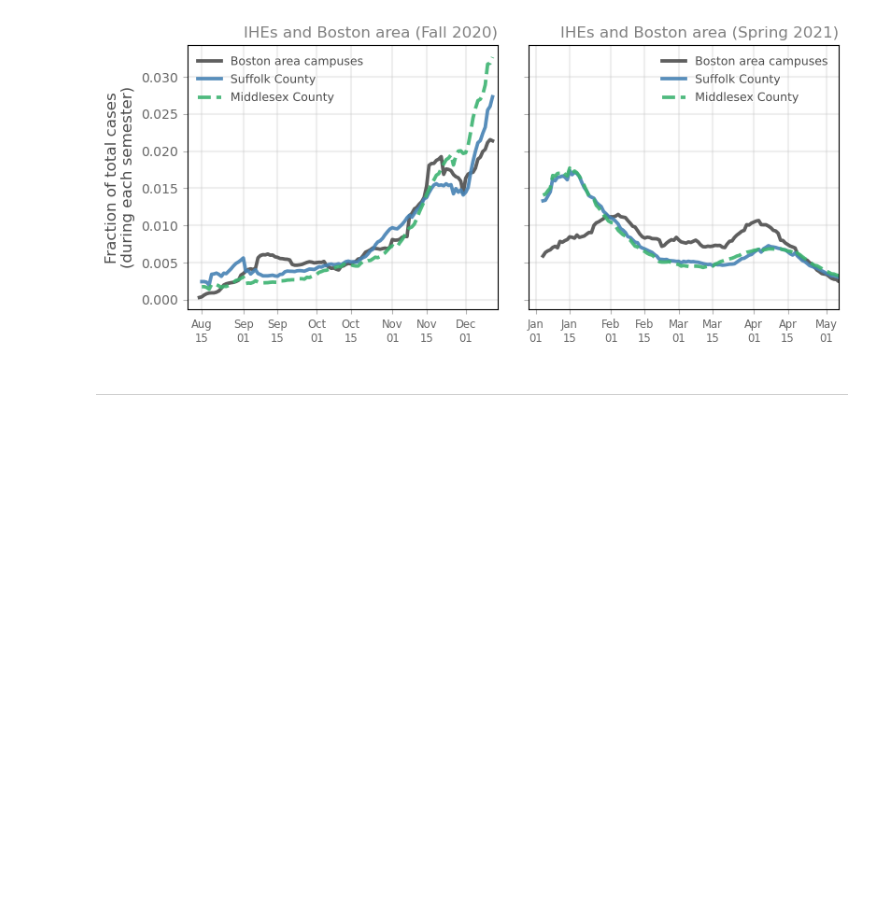
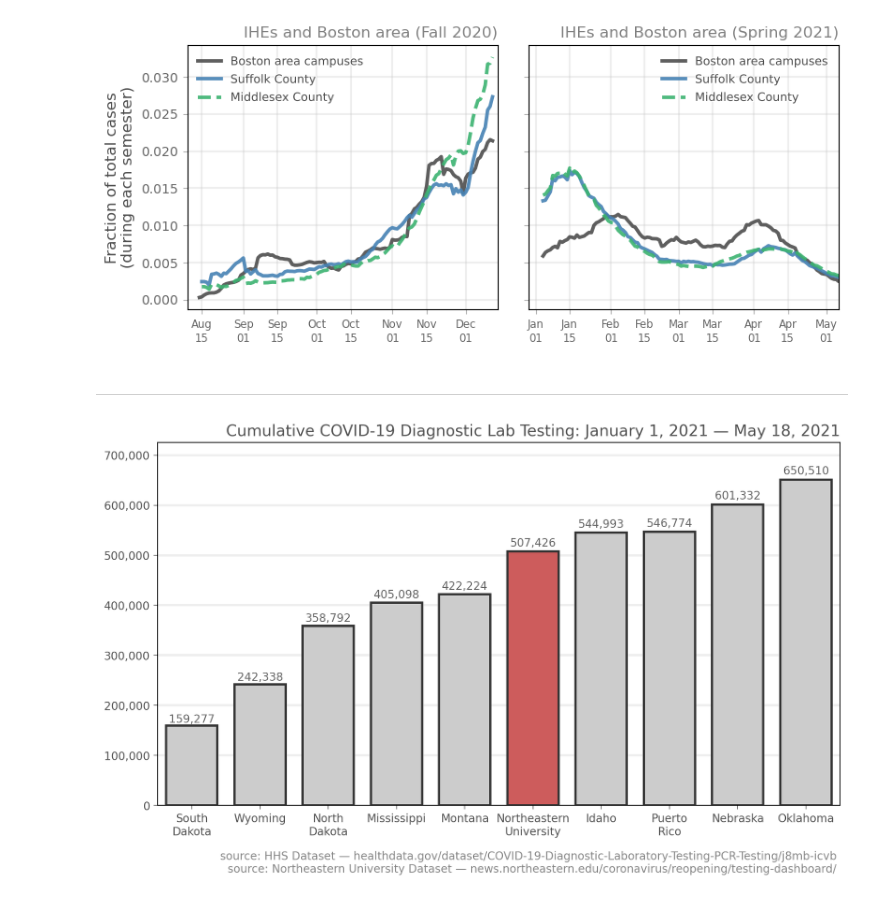
Before and after one commit to jkbren/massachusetts-higher-ed-covid, a Jupyter notebook: code/universities-in-boston.ipynb, the cells around one changed output. Drawn from its saved outputs; the diff is of its cells as text; code cells hidden in the pictures; blank space fills up the shorter version.

```diff
--- a/code/universities-in-boston.ipynb
+++ b/code/universities-in-boston.ipynb
@@ -659,0 +916,20 @@ ________________________
+# %%
+testing_states = pd.DataFrame({'state':states_out,'tests':testin_out}).sort_values('tests')
+st_df = pd.concat(stlist)
+st_df = st_df.loc[st_df['date']>'2020-12-31'].copy().reset_index().iloc[:,1:]
+st_dfg = st_df.groupby('state').agg({'new_testing':'sum'}).reset_index()
+testing_states = testing_states.merge(st_dfg,how='left',on='state')
+testing_states.loc[testing_states['state']=='Northeastern University','new_testing'] = 507426.0
+testing_states['diff'] = testing_states['new_testing']-testing_states['tests']
+tmp = pd.read_csv('https://raw.githubusercontent.com/govex/COVID-19/master/data_tables/testing_data/tests_combined_total_source.csv')
+tmp = tmp.loc[~tmp['state'].isna()].copy()
+tmp['state'] = [all_state_names[i.lower()] for i in tmp['state']]
+testing_states = testing_states.merge(tmp,how='left',on='state')
+# %%
+hhs = pd.read_csv('../data/Untitled spreadsheet - Sheet3.csv')
+hhs['state'] = [all_state_names[i.lower()] for i in hhs['state']]
+testing_states = testing_states.merge(hhs, how='left',on='state')
+testing_states.loc[testing_states['state']=='Northeastern University','tests_hhs'] = 507426.0
+# %%
+testing_states = testing_states[['state', 'tests', 'new_testing', 'tests_hhs']].copy()
+testing_states = testing_states.sort_values('tests_hhs')#['diff'].plot()
@@ -659,0 +956,32 @@ ________________________
+# %%
+fig, ax = plt.subplots(1,1,figsize=(11,6),dpi=200)
+k = 10
+
+ax.bar(list(range(k)),testing_states['tests_hhs'].values[:k],width=0.75,
+       color=['.8']*5+['indianred']+['.8']*(k-6),ec='.2',lw=2)
+
+for ix in range(k):
+    ax.text(ix,testing_states['tests_hhs'].values[ix]*1.01,"{:,}".format(int(testing_states['tests_hhs'].values[ix])),
+           ha='center',va='bottom',color='.4')
+
+ax.set_xticks(list(range(k)))
+ax.set_xticklabels([i.replace(' ','\n') for i in testing_states['state'].values[:k]], fontsize=10)
+ax.set_xlim(-0.5, k-0.5)
+ax.set_yticks(np.arange(0, 800000, 100000))
+ax.set_yticklabels(['0','100,000','200,000','300,000','400,000','500,000','600,000','700,000'])#,'800,000'])
+ax.set_ylim(0, 725000)
+ax.grid(axis='y',linewidth=2,color='.75',alpha=0.25)
+ax.tick_params(labelcolor='.3',color='.4')
+ax.set_title("Cumulative COVID-19 Diagnostic Lab Testing: January 1, 2021 — May 18, 2021",
+             x=1.0, ha='right', color='.3', size=14)
+ax.text(0.995,-0.125,
+    'source: HHS Dataset — healthdata.gov/dataset/COVID-19-Diagnostic-Laboratory-Testing-PCR-Testing/j8mb-icvb\n'+\
+    'source: Northeastern University Dataset — news.northeastern.edu/coronavirus/reopening/testing-dashboard/',
+        color='.5', va='top', ha='right', transform=ax.transAxes)
+
+plt.savefig('../figs/pngs/northeastern_vs_states_testing.png', dpi=425, bbox_inches='tight')
+plt.savefig('../figs/pdfs/northeastern_vs_states_testing.pdf', bbox_inches='tight')
+
+plt.show()
+# %% [output]
+[figure, added]
```
Also changed, not shown: parts of 8 cells of this notebook, 26 other files.
